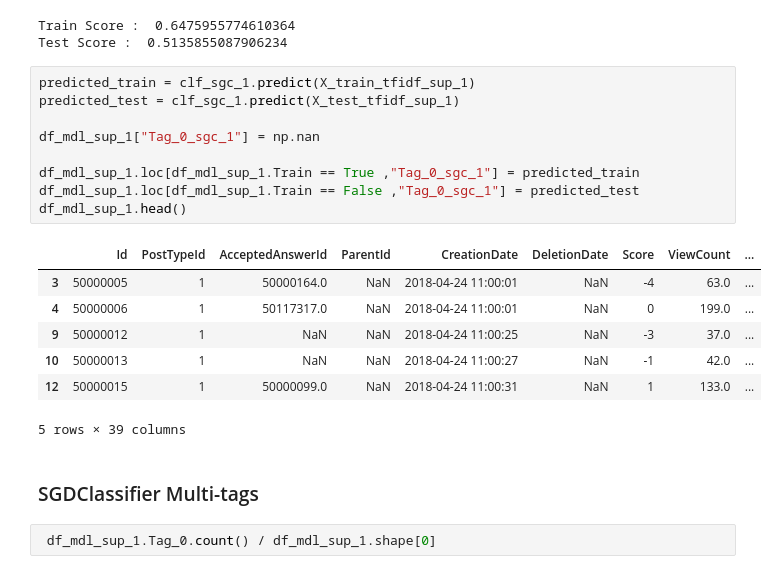
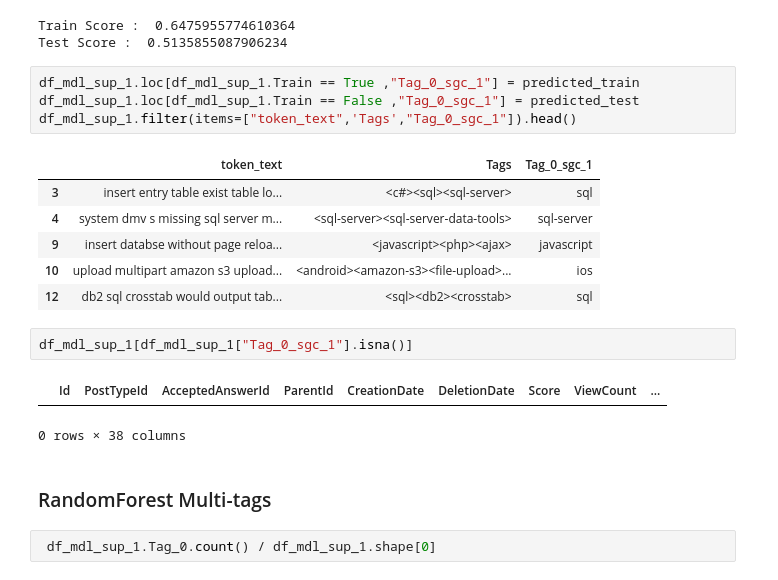
Before and after one commit to jeugregg/Stack-Overflow-tagger, a Jupyter notebook: 01_OC_IML_Project_5_explorations.ipynb, the cells around one changed output. Cells and saved outputs as stored; diff of their text form.

Commit message:
Update 01_OC_IML_Project_5_explorations.ipynb
Supervised fitting with some multi-label classifiers

```diff
--- a/01_OC_IML_Project_5_explorations.ipynb
+++ b/01_OC_IML_Project_5_explorations.ipynb
@@ -3316,24 +3453,23 @@ print("Test Score : ",
 Train Score :  0.6475955774610364
 Test Score :  0.5135855087906234
 # %%
-predicted_train = clf_sgc_1.predict(X_train_tfidf_sup_1)
-predicted_test = clf_sgc_1.predict(X_test_tfidf_sup_1)
-
-df_mdl_sup_1["Tag_0_sgc_1"] = np.nan
-
 df_mdl_sup_1.loc[df_mdl_sup_1.Train == True ,"Tag_0_sgc_1"] = predicted_train
 df_mdl_sup_1.loc[df_mdl_sup_1.Train == False ,"Tag_0_sgc_1"] = predicted_test
-df_mdl_sup_1.head()
+df_mdl_sup_1.filter(items=["token_text",'Tags',"Tag_0_sgc_1"]).head()
 # %% [output]
-|  | Id | PostTypeId | AcceptedAnswerId | ParentId | CreationDate | DeletionDate | Score | ViewCount | ... |
-| 3 | 50000005 | 1 | 50000164.0 | NaN | 2018-04-24 11:00:01 | NaN | -4 | 63.0 | ... |
-| 4 | 50000006 | 1 | 50117317.0 | NaN | 2018-04-24 11:00:01 | NaN | 0 | 199.0 | ... |
-| 9 | 50000012 | 1 | NaN | NaN | 2018-04-24 11:00:25 | NaN | -3 | 37.0 | ... |
-| 10 | 50000013 | 1 | NaN | NaN | 2018-04-24 11:00:27 | NaN | -1 | 42.0 | ... |
-| 12 | 50000015 | 1 | 50000099.0 | NaN | 2018-04-24 11:00:31 | NaN | 1 | 133.0 | ... |
+|  | token_text | Tags | Tag_0_sgc_1 |
+| 3 | insert entry table exist table lo... | <c#><sql><sql-server> | sql |
+| 4 | system dmv s missing sql server m... | <sql-server><sql-server-data-tools> | sql-server |
+| 9 | insert databse without page reloa... | <javascript><php><ajax> | javascript |
+| 10 | upload multipart amazon s3 upload... | <android><amazon-s3><file-upload>... | ios |
+| 12 | db2 sql crosstab would output tab... | <sql><db2><crosstab> | sql |
-5 rows × 39 columns
+# %%
+df_mdl_sup_1[df_mdl_sup_1["Tag_0_sgc_1"].isna()]
+# %% [output]
+|  | Id | PostTypeId | AcceptedAnswerId | ParentId | CreationDate | DeletionDate | Score | ViewCount | ... |
+0 rows × 38 columns
 # %% [markdown]
-###  SGDClassifier Multi-tags
+###  RandomForest Multi-tags
 # %%
  df_mdl_sup_1.Tag_0.count() / df_mdl_sup_1.shape[0]
 # %% [output]
```
Also changed, not shown: parts of 69 cells of this notebook.
